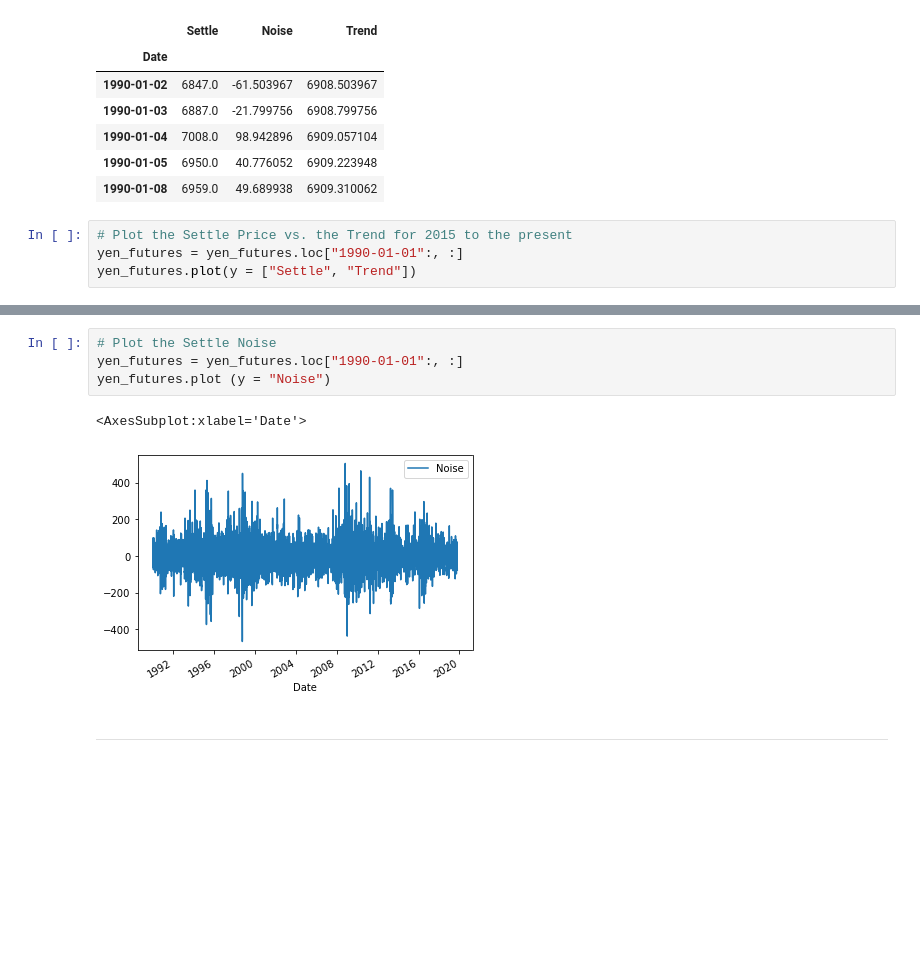
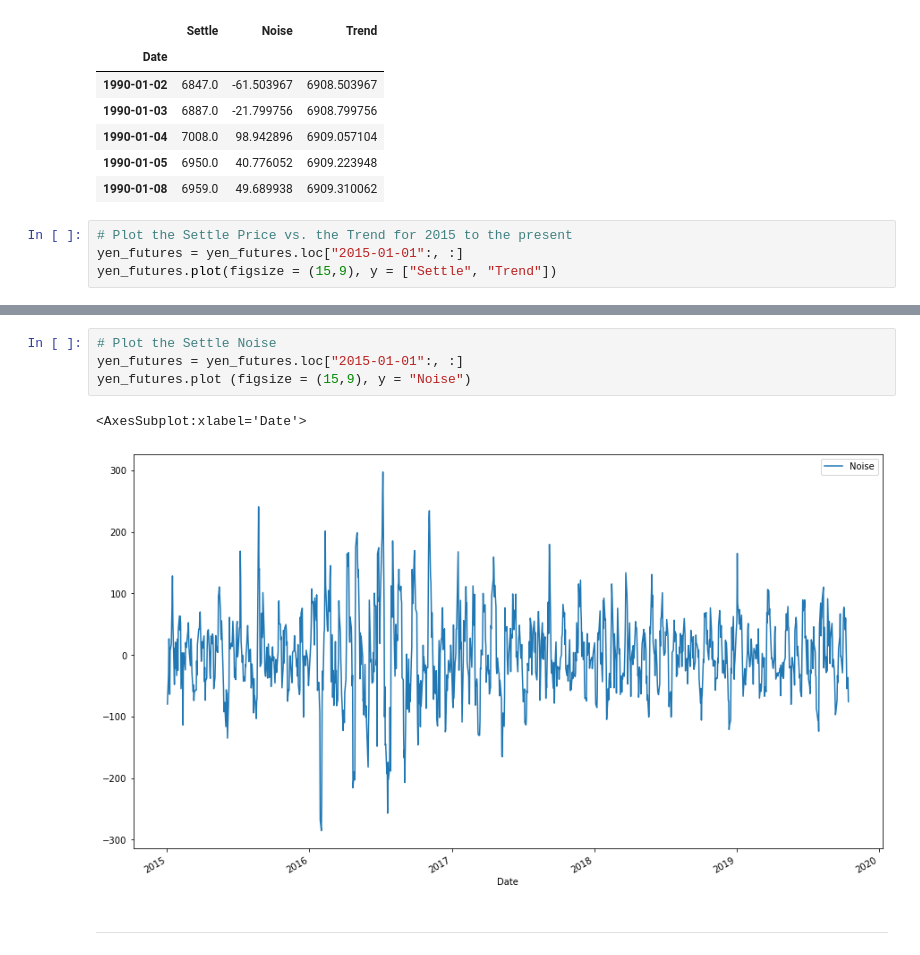
Before and after one commit to zulu0808/machine_learning_hw, a Jupyter notebook: time_series_analysis.ipynb, the cells around one changed output, grey strips where cells are left out. Drawn from its saved outputs; the diff is of its cells as text; blank space fills up the shorter version.

```diff
--- a/time_series_analysis.ipynb
+++ b/time_series_analysis.ipynb
@@ -71,7 +71,7 @@ yen_futures.head()
 | 1990-01-08 | 6959.0 | 49.689938 | 6909.310062 |
 # %%
 # Plot the Settle Price vs. the Trend for 2015 to the present
-yen_futures = yen_futures.loc["1990-01-01":, :]
-yen_futures.plot(y = ["Settle", "Trend"])
+yen_futures = yen_futures.loc["2015-01-01":, :]
+yen_futures.plot(figsize = (15,9), y = ["Settle", "Trend"])
 # %% [output]
 <AxesSubplot:xlabel='Date'>
@@ -79,10 +79,10 @@ yen_futures.plot(y = ["Settle", "Trend"])
 # %%
 # Plot the Settle Noise
-yen_futures = yen_futures.loc["1990-01-01":, :]
-yen_futures.plot (y = "Noise")
+yen_futures = yen_futures.loc["2015-01-01":, :]
+yen_futures.plot (figsize = (15,9), y = "Noise")
 # %% [output]
 <AxesSubplot:xlabel='Date'>
-[figure, old version]
+[figure, new version]
 # %% [markdown]
 ---
 # %% [markdown]
```
Also changed, not shown: parts of 11 cells of this notebook, 1 other file.
